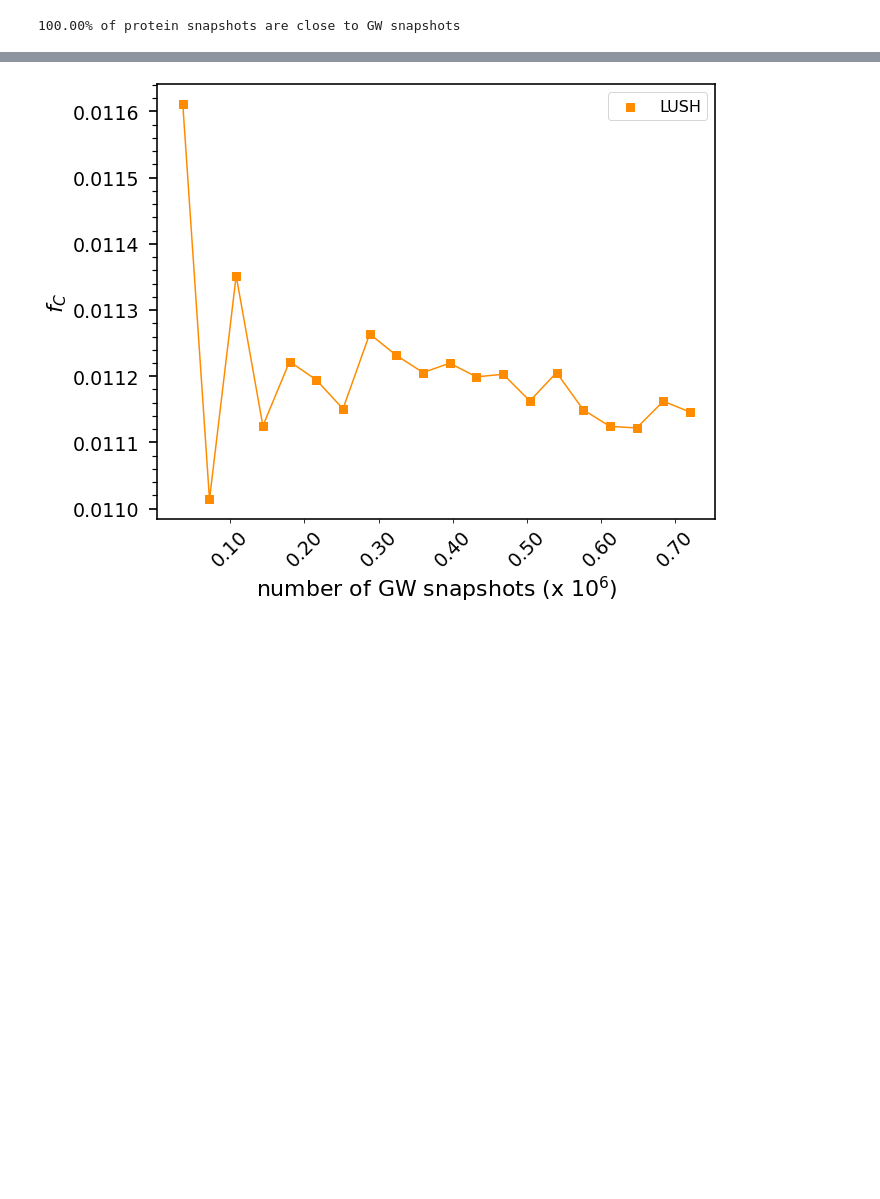
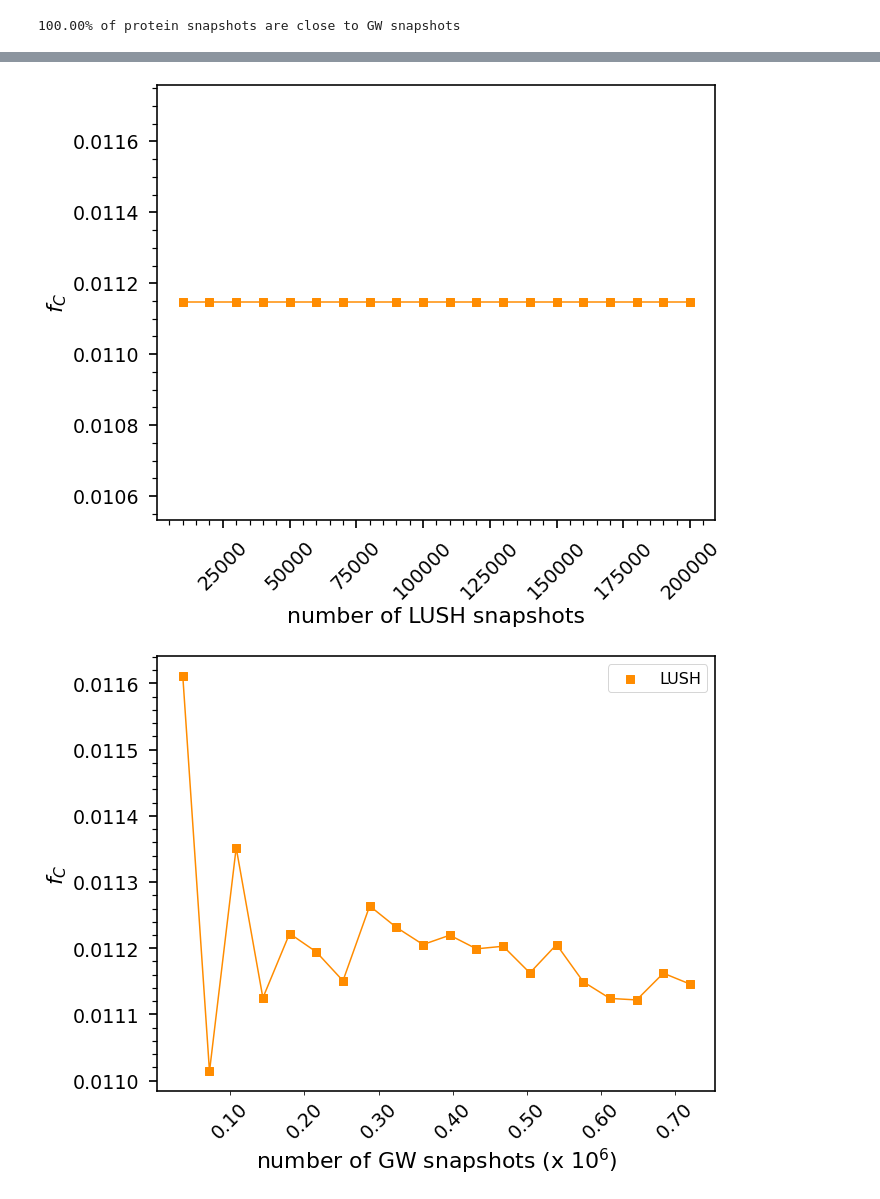
Before and after one commit to hshadman/2d_conformational_landscape_map, a Jupyter notebook: 2d_conformation_map.ipynb, the cells around one changed output, grey strips where cells are left out. Drawn from its saved outputs; the diff is of its cells as text; code cells hidden in the pictures; blank space fills up the shorter version.

```diff
--- a/2d_conformation_map.ipynb
+++ b/2d_conformation_map.ipynb
@@ -629,0 +591,6 @@ Wall time: 1min 43s
+# %%
+
+%%time
+#slower
+map_2d.vary_protein('LUSH',10000)
+# %% [output]
@@ -630,3 +600,4 @@ Wall time: 1min 43s
+[figure, added]
 # %%
 map_2d.vary_GW_ref('LUSH', 36000)
 # %% [output]
```
Also changed, not shown: parts of 10 cells of this notebook.
